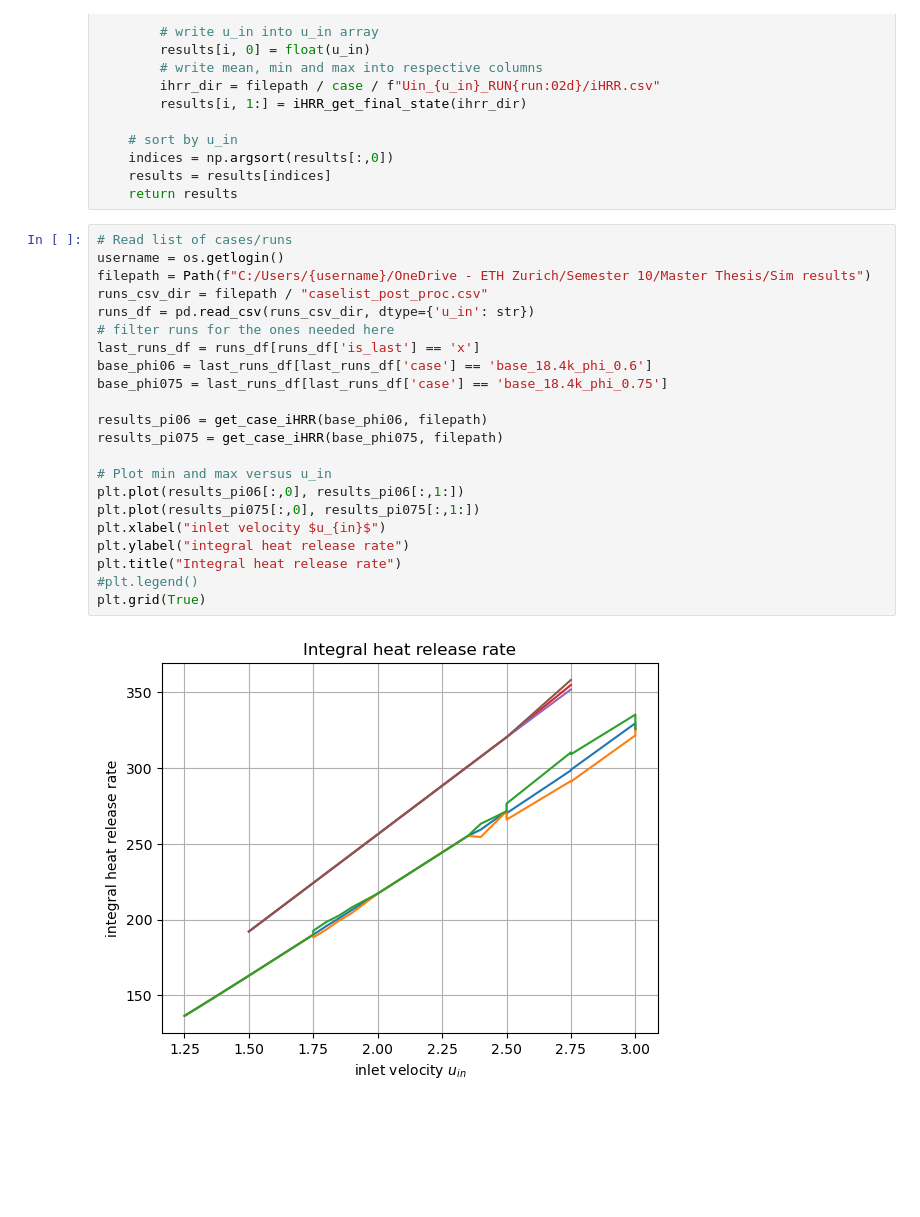
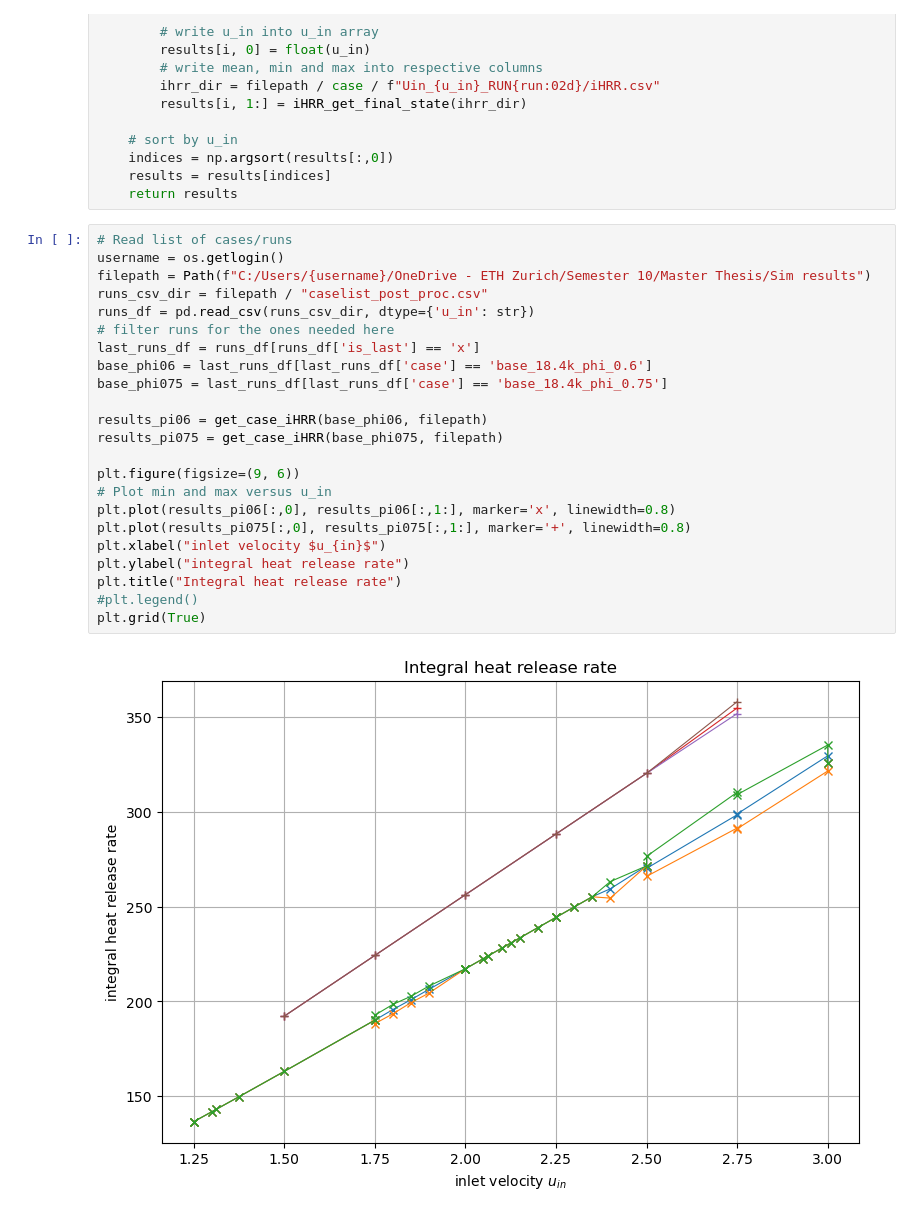
Before and after one commit to Florian808/Inward-flame-post-process, a Jupyter notebook: Local/iHRR_post_process.ipynb, the cells around one changed output. Cells and saved outputs as stored; diff of their text form; blank space fills up the shorter version.

```diff
--- a/Local/iHRR_post_process.ipynb
+++ b/Local/iHRR_post_process.ipynb
@@ -41,24 +41,25 @@ def get_case_iHRR(dataframe, filepath):
 # %%
 # Read list of cases/runs
 username = os.getlogin()
 filepath = Path(f"C:/Users/{username}/OneDrive - ETH Zurich/Semester 10/Master Thesis/Sim results")
 runs_csv_dir = filepath / "caselist_post_proc.csv"
 runs_df = pd.read_csv(runs_csv_dir, dtype={'u_in': str})
 # filter runs for the ones needed here
 last_runs_df = runs_df[runs_df['is_last'] == 'x']
 base_phi06 = last_runs_df[last_runs_df['case'] == 'base_18.4k_phi_0.6']
 base_phi075 = last_runs_df[last_runs_df['case'] == 'base_18.4k_phi_0.75']
 
 results_pi06 = get_case_iHRR(base_phi06, filepath)
 results_pi075 = get_case_iHRR(base_phi075, filepath)
 
+plt.figure(figsize=(9, 6))
 # Plot min and max versus u_in
-plt.plot(results_pi06[:,0], results_pi06[:,1:])
-plt.plot(results_pi075[:,0], results_pi075[:,1:])
+plt.plot(results_pi06[:,0], results_pi06[:,1:], marker='x', linewidth=0.8)
+plt.plot(results_pi075[:,0], results_pi075[:,1:], marker='+', linewidth=0.8)
 plt.xlabel("inlet velocity $u_{in}$")
 plt.ylabel("integral heat release rate")
 plt.title("Integral heat release rate")
 #plt.legend()
 plt.grid(True)
 # %% [output]
-[figure, old version]
+[figure, new version]
```
Also changed, not shown: 1 other file.
